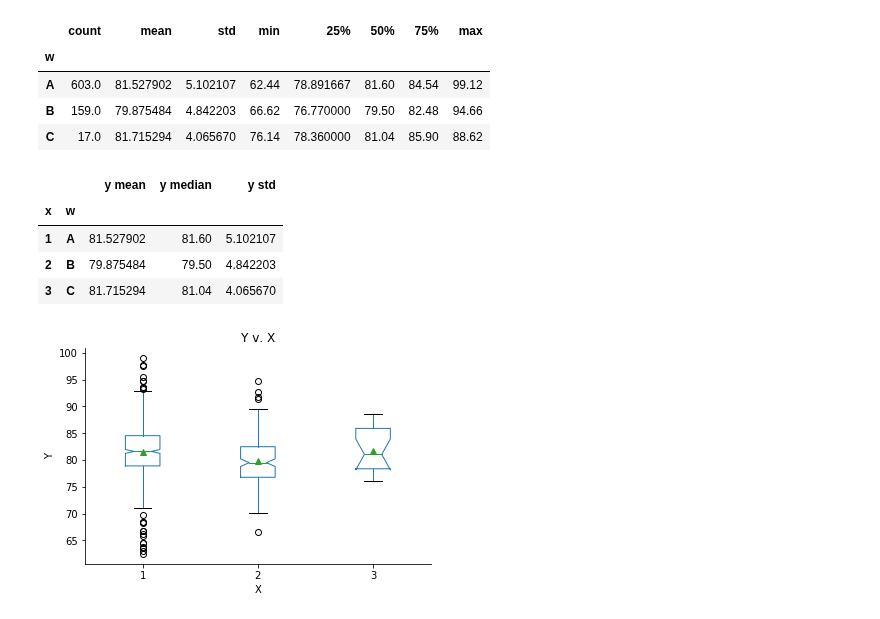
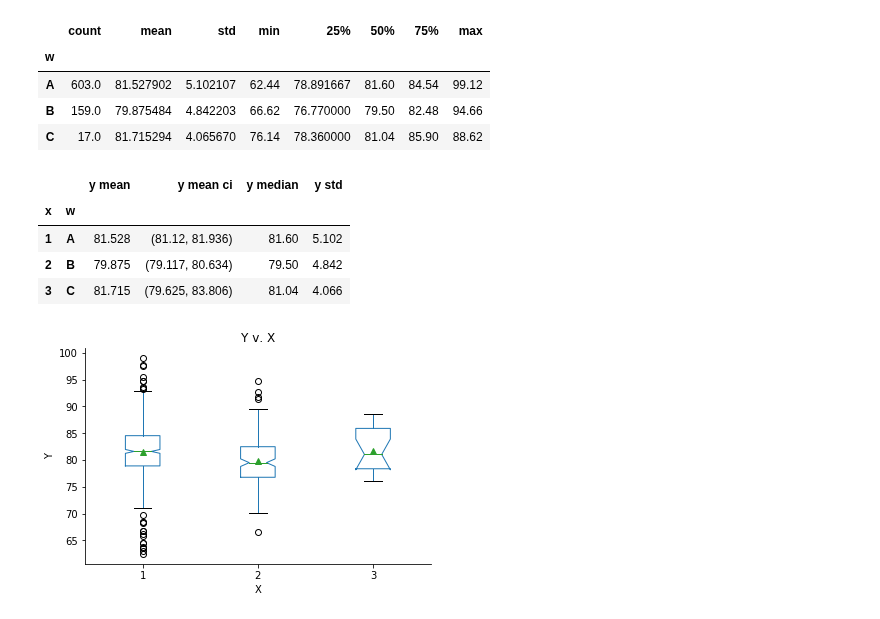
Before and after one commit to gillespilon/anova_one_factor, a Jupyter notebook: anova_one_factor.ipynb, the cells around one changed output. Saved outputs shown, nothing was run; the diff lists cells and outputs as text; code cells hidden in the pictures.

Commit message:
mod defined function to calculate confidence interval mean with groupby
- The answer is close to correct, but probably using incorrect public
library function.

```diff
--- a/anova_one_factor.ipynb
+++ b/anova_one_factor.ipynb
@@ -59,18 +60,26 @@ groupby_w.describe()
 | A | 603.0 | 81.527902 | 5.102107 | 62.44 | 78.891667 | 81.60 | 84.54 | 99.12 |
 | B | 159.0 | 79.875484 | 4.842203 | 66.62 | 76.770000 | 79.50 | 82.48 | 94.66 |
 | C | 17.0 | 81.715294 | 4.065670 | 76.14 | 78.360000 | 81.04 | 85.90 | 88.62 |
+# %%
+def average_ci(data):
+    average_conf_int = sm.stats.DescrStatsW(data).tconfint_mean(alpha=0.05,
+                                                                alternative='two-sided')
+    average_conf_int = (round(average_conf_int[0], 3), round(average_conf_int[1], 3))
+    return average_conf_int
 # %%
 # Calculate specific statistics for y by group.
-grouped = df.groupby(['x', 'w']).agg({'y' : ['mean','median', 'std']})
+average_ci.__name__ = 'mean ci'
+f = {'y' : ['mean', average_ci, 'median', 'std']}
+grouped = df.groupby(['x', 'w']).agg(f)
 # Create better names for the columns:
 grouped.columns = [" ".join(x) for x in grouped.columns.ravel()]
-grouped
+grouped.round(3)
 # %% [output]
-|  |  | y mean | y median | y std |
-| x | w |  |  |  |
-| 1 | A | 81.527902 | 81.60 | 5.102107 |
-| 2 | B | 79.875484 | 79.50 | 4.842203 |
-| 3 | C | 81.715294 | 81.04 | 4.065670 |
+|  |  | y mean | y mean ci | y median | y std |
+| x | w |  |  |  |  |
+| 1 | A | 81.528 | (81.12, 81.936) | 81.60 | 5.102 |
+| 2 | B | 79.875 | (79.117, 80.634) | 79.50 | 4.842 |
+| 3 | C | 81.715 | (79.625, 83.806) | 81.04 | 4.066 |
 # %%
 # Plot a box plot of y v. x.
 # Add the "magic function" to render figures in a Jupyter notebook.
```
Also changed, not shown: parts of 4 cells of this notebook.
